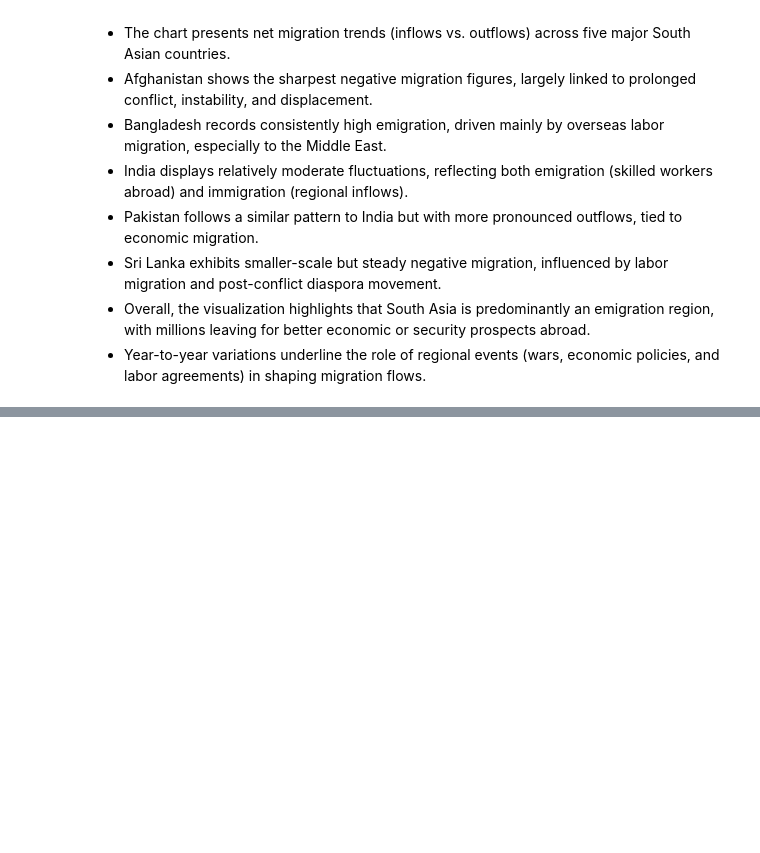
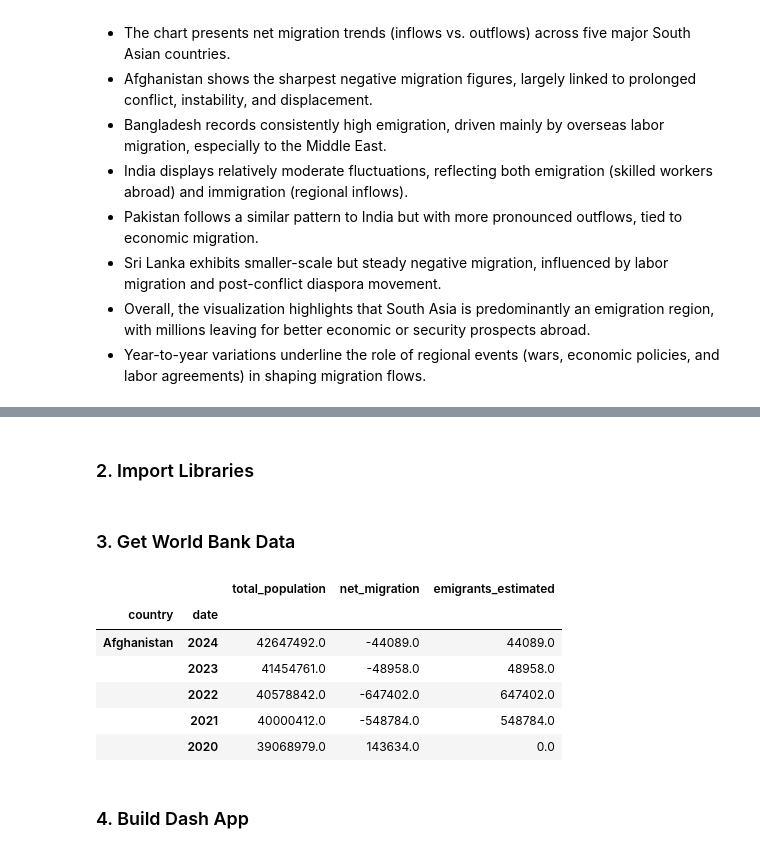
Before and after one commit to ejazurrehman/Net_Migration_Project_Pakistan-vs-India, a Jupyter notebook: net_migration_project_south_asia.ipynb, the cells around one changed output, grey strips where cells are left out. Drawn from its saved outputs; the diff is of its cells as text; code cells hidden in the pictures; blank space fills up the shorter version.

```diff
--- a/net_migration_project_south_asia.ipynb
+++ b/net_migration_project_south_asia.ipynb
@@ -621,0 +674,2 @@ fig.show()
+# %% [markdown]
+### 2. Import Libraries
@@ -621,0 +683,29 @@ fig.show()
+# %% [markdown]
+### 3. Get World Bank Data
+# %%
+# Define countries & indicators
+countries = ["PAK", "IND", "BGD", "LKA", "AFG"]
+indicators = {
+    "SP.POP.TOTL": "total_population",
+    "SM.POP.NETM": "net_migration"
+}
+
+# Download data
+df = wbdata.get_dataframe(indicators, country=countries)
+df = df.reset_index().rename(columns={"date": "year", "country": "country"})
+df = wbdata.get_dataframe(indicators, country=countries)
+
+# Estimate emigrants
+df["emigrants_estimated"] = df["net_migration"].apply(lambda x: -x if x < 0 else 0)
+
+df.head()
+# %% [output]
+|  |  | total_population | net_migration | emigrants_estimated |
+| country | date |  |  |  |
+| Afghanistan | 2024 | 42647492.0 | -44089.0 | 44089.0 |
+|  | 2023 | 41454761.0 | -48958.0 | 48958.0 |
+|  | 2022 | 40578842.0 | -647402.0 | 647402.0 |
+|  | 2021 | 40000412.0 | -548784.0 | 548784.0 |
+|  | 2020 | 39068979.0 | 143634.0 | 0.0 |
+# %% [markdown]
+### 4. Build Dash App
```
Also changed, not shown: parts of 7 cells of this notebook.
